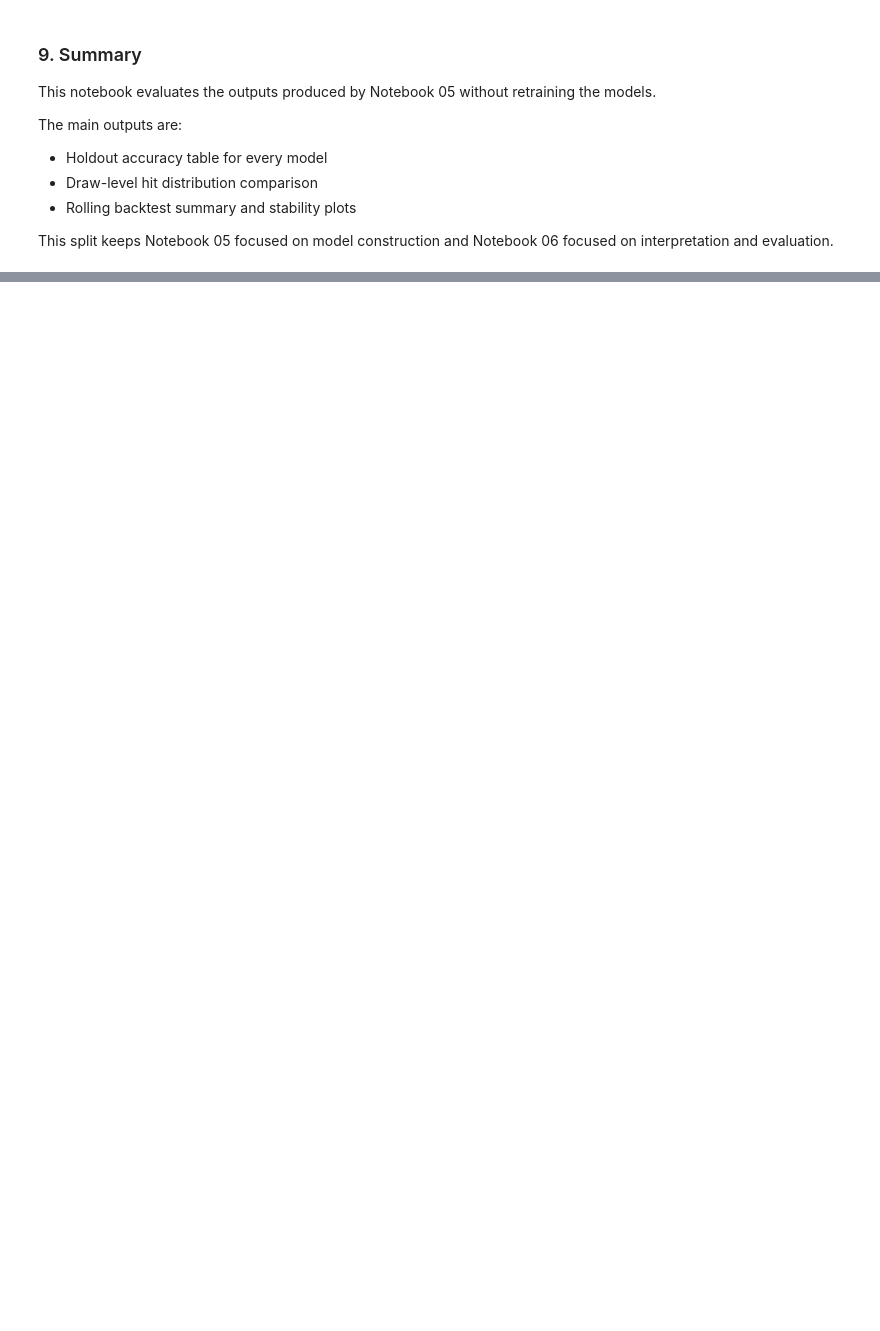
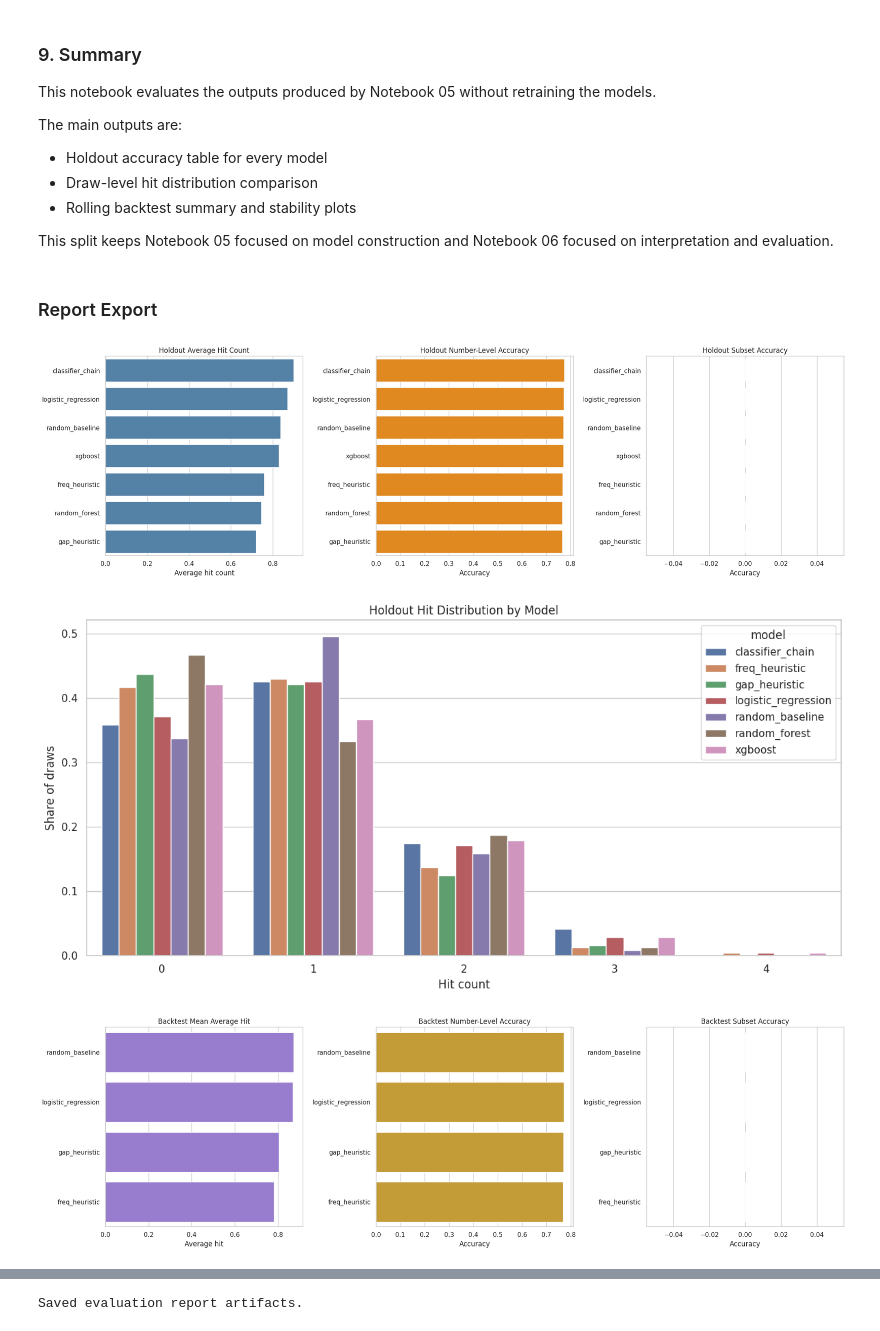
Before and after one commit to park1210/lottoAnalysis, a Jupyter notebook: app/notebooks/06_model_evaluation.ipynb, the cells around one changed output, grey strips where cells are left out. Drawn from its saved outputs; the diff is of its cells as text; code cells hidden in the pictures; blank space fills up the shorter version.

```diff
--- a/app/notebooks/06_model_evaluation.ipynb
+++ b/app/notebooks/06_model_evaluation.ipynb
@@ -137,3 +143,32 @@ The main outputs are:
 - Rolling backtest summary and stability plots
 
 This split keeps Notebook 05 focused on model construction and Notebook 06 focused on interpretation and evaluation.
+# %% [markdown]
+### Report Export
+# %%
+# Save key evaluation figures and tables for the final report
+fig = plot_holdout_metric_bars(holdout_summary)
+save_report_figure(fig, "fig_07_holdout_model_comparison.png")
+plt.close(fig)
+
+fig = plot_hit_distribution(hit_distribution)
+save_report_figure(fig, "fig_08_draw_level_hit_distribution.png")
+plt.close(fig)
+
+fig = plot_backtest_metric_bars(backtest_summary)
+save_report_figure(fig, "fig_09_backtest_model_comparison.png")
+plt.close(fig)
+
+fig = plot_backtest_stability(backtest_results)
+save_report_figure(fig, "fig_10_backtest_trend.png")
+plt.close(fig)
+
+save_report_table(holdout_summary, "table_05_holdout_summary.csv")
+save_report_table(backtest_summary, "table_06_backtest_summary.csv")
+save_report_table(holdout_draw_results, "table_07_draw_level_results.csv")
+save_report_table(pd.DataFrame([run_metadata]), "table_08_run_metadata.csv")
+print("Saved evaluation report artifacts.")
+# %% [output]
+[figure, added]
+[figure, added]
+[figure, added]
@@ -139,0 +176 @@ This split keeps Notebook 05 focused on model construction and Notebook 06 focus
+Saved evaluation report artifacts.
```
Also changed, not shown: parts of 8 cells of this notebook, 50 other files.
